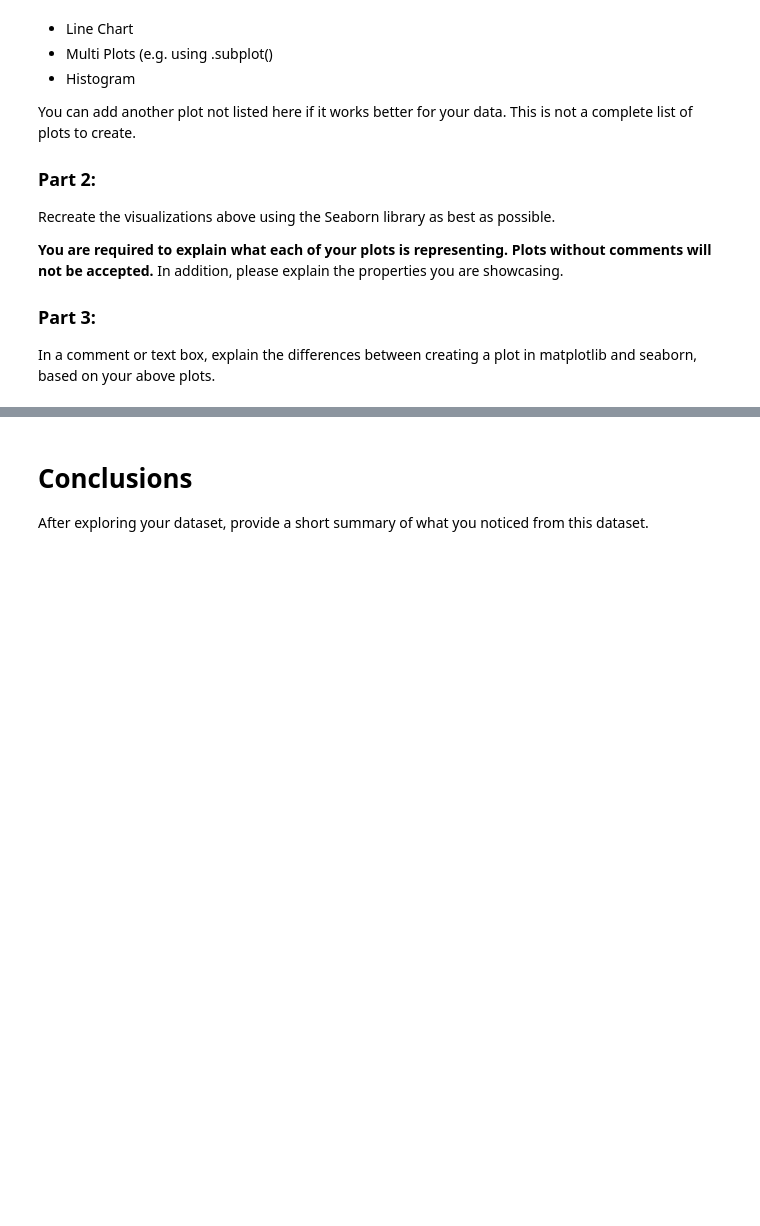
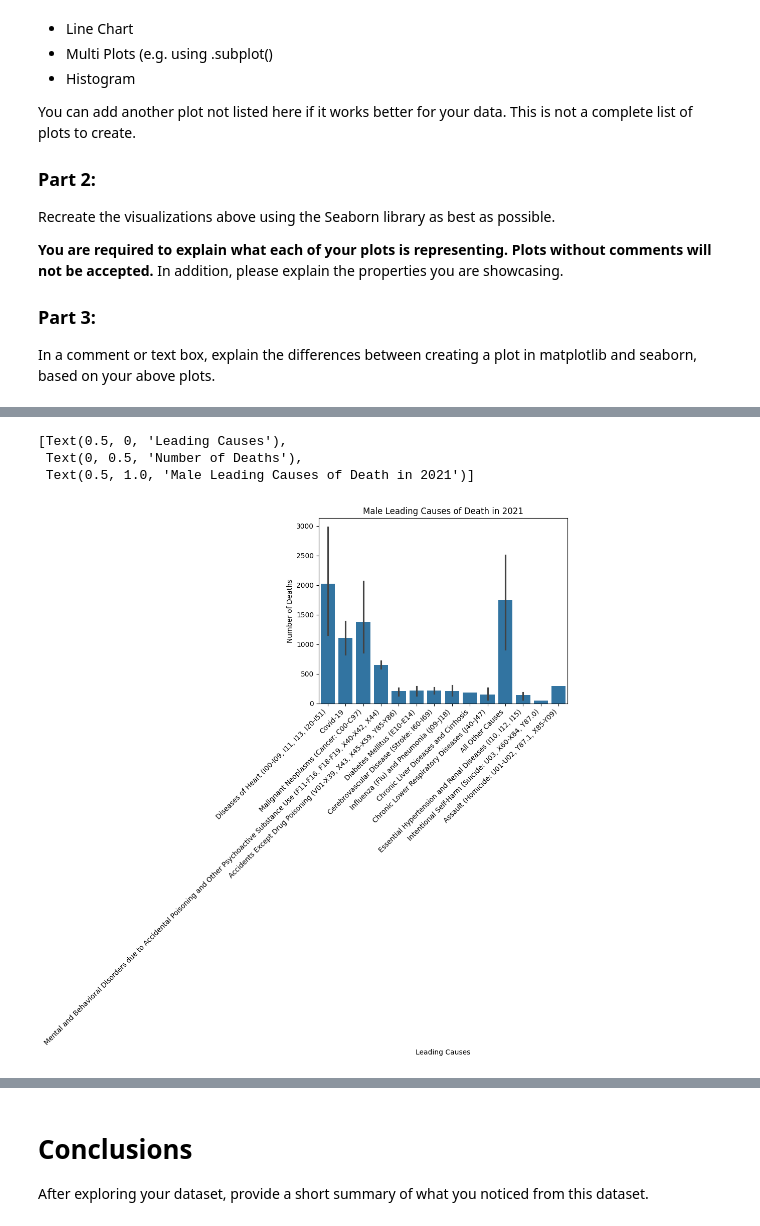
Before and after one commit to yli1048/yli1048, a Jupyter notebook: 08_assignment.ipynb, the cells around one changed output, grey strips where cells are left out. Saved outputs shown, nothing was run; the diff lists cells and outputs as text; code cells hidden in the pictures; blank space fills up the shorter version.

```diff
--- a/08_assignment.ipynb
+++ b/08_assignment.ipynb
@@ -144,0 +360,19 @@ In a comment or text box, explain the differences between creating a plot in mat
+# %%
+import seaborn as sns
+
+#using seaborn to create a histogram for all the leading causes in 2021
+ax = sns.barplot(x = "leading_cause", y = "deaths", data = male_2021)
+
+#setting ticks for x-axis
+ax.set_xticks([0, 1, 2, 3, 4, 5, 6, 7, 8, 9, 10, 11, 12, 13])
+
+#rotate x ticks
+ax.set_xticklabels(labels = ["Diseases of Heart (I00-I09, I11, I13, I20-I51)", "Covid-19", "Malignant Neoplasms (Cancer: C00-C97)", "Mental and Behavioral Disorders due to Accidental Poisoning and Other Psychoactive Substance Use (F11-F16, F18-F19, X40-X42, X44)", "Accidents Except Drug Poisoning (V01-X39, X43, X45-X59, Y85-Y86)", "Diabetes Mellitus (E10-E14)", "Cerebrovascular Disease (Stroke: I60-I69)", "Influenza (Flu) and Pneumonia (J09-J18)", "Chronic Liver Diseases and Cirrhosis", "Chronic Lower Respiratory Diseases (J40-J47)", "All Other Causes", "Essential Hypertension and Renal Diseases (I10, I12, I15)", "Intentional Self-Harm (Suicide: U03, X60-X84, Y87.0)", "Assault (Homicide: U01-U02, Y87.1, X85-Y09)"] ,rotation=45, horizontalalignment='right')
+
+#change labels
+ax.set(xlabel="Leading Causes", ylabel="Number of Deaths", title="Male Leading Causes of Death in 2021")
+# %% [output]
+[Text(0.5, 0, 'Leading Causes'),
+ Text(0, 0.5, 'Number of Deaths'),
+ Text(0.5, 1.0, 'Male Leading Causes of Death in 2021')]
+[figure, added]
```
Also changed, not shown: parts of 26 cells of this notebook.
